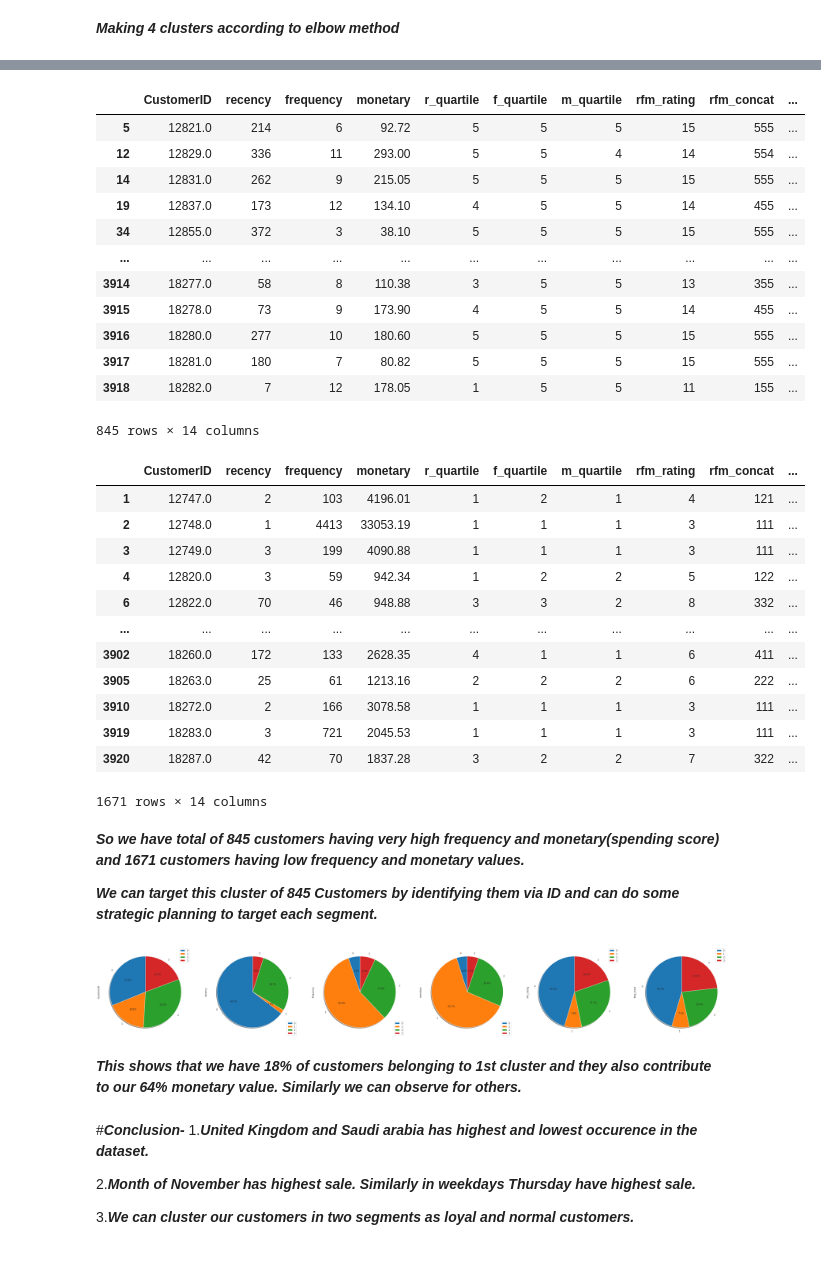
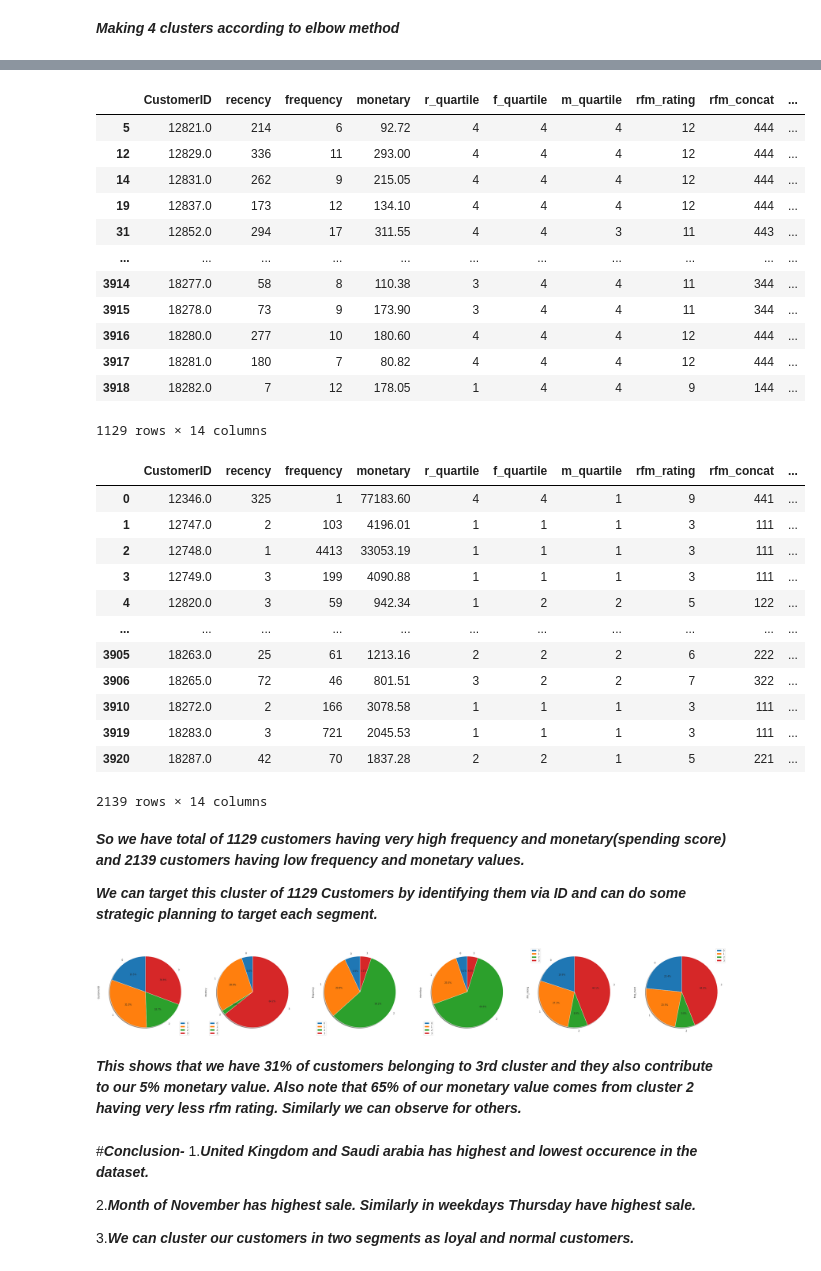
Before and after one commit to asim5800/Online-Retail-Customer-Segmentation-, a Jupyter notebook: Online_Retail_Customer_Segmentation_Asim_siddiqui.ipynb, the cells around one changed output, grey strips where cells are left out. Cells and saved outputs as stored; diff of their text form; code cells hidden in the pictures.

```diff
--- a/Online_Retail_Customer_Segmentation_Asim_siddiqui.ipynb
+++ b/Online_Retail_Customer_Segmentation_Asim_siddiqui.ipynb
@@ -716,9 +714,9 @@ sns.relplot(x="frequency", y="monetary", kind="scatter", data=rfm,s=10,height=6,
 ***This shows that we have most of our monetary values comes from frequnecy<800***
 # %%
 #defining and adding  quartiles for rfm score
-rfm['r_quartile'] = pd.qcut(rfm['recency'], 5, ['1','2','3','4','5'])
-rfm['f_quartile'] = pd.qcut(rfm['frequency'], 5, ['5','4','3','2','1'])
-rfm['m_quartile'] = pd.qcut(rfm['monetary'], 5, ['5','4','3','2','1'])
+rfm['r_quartile'] = pd.qcut(rfm['recency'], 4, ['1','2','3','4'])
+rfm['f_quartile'] = pd.qcut(rfm['frequency'], 4, ['4','3','2','1'])
+rfm['m_quartile'] = pd.qcut(rfm['monetary'], 4, ['4','3','2','1'])
 # %%
 #checking observations from updated dataset
 rfm.head()
@@ -1091,52 +1089,52 @@ sns.scatterplot(x='freq_mont', y='CustomerID', hue='Cluster',palette='hsv',data=
 # %%
 #checking how many such cutomers are there for good frequency and monetary score rating
-c1=rfm.loc[rfm['freq_mont'] > 8]
+c1=rfm.loc[rfm['freq_mont'] > 6]
 c1
 # %% [output]
 |  | CustomerID | recency | frequency | monetary | r_quartile | f_quartile | m_quartile | rfm_rating | rfm_concat | ... |
-| 5 | 12821.0 | 214 | 6 | 92.72 | 5 | 5 | 5 | 15 | 555 | ... |
-| 12 | 12829.0 | 336 | 11 | 293.00 | 5 | 5 | 4 | 14 | 554 | ... |
-| 14 | 12831.0 | 262 | 9 | 215.05 | 5 | 5 | 5 | 15 | 555 | ... |
-| 19 | 12837.0 | 173 | 12 | 134.10 | 4 | 5 | 5 | 14 | 455 | ... |
-| 34 | 12855.0 | 372 | 3 | 38.10 | 5 | 5 | 5 | 15 | 555 | ... |
+| 5 | 12821.0 | 214 | 6 | 92.72 | 4 | 4 | 4 | 12 | 444 | ... |
+| 12 | 12829.0 | 336 | 11 | 293.00 | 4 | 4 | 4 | 12 | 444 | ... |
+| 14 | 12831.0 | 262 | 9 | 215.05 | 4 | 4 | 4 | 12 | 444 | ... |
+| 19 | 12837.0 | 173 | 12 | 134.10 | 4 | 4 | 4 | 12 | 444 | ... |
+| 31 | 12852.0 | 294 | 17 | 311.55 | 4 | 4 | 3 | 11 | 443 | ... |
 | ... | ... | ... | ... | ... | ... | ... | ... | ... | ... | ... |
-| 3914 | 18277.0 | 58 | 8 | 110.38 | 3 | 5 | 5 | 13 | 355 | ... |
-| 3915 | 18278.0 | 73 | 9 | 173.90 | 4 | 5 | 5 | 14 | 455 | ... |
-| 3916 | 18280.0 | 277 | 10 | 180.60 | 5 | 5 | 5 | 15 | 555 | ... |
-| 3917 | 18281.0 | 180 | 7 | 80.82 | 5 | 5 | 5 | 15 | 555 | ... |
-| 3918 | 18282.0 | 7 | 12 | 178.05 | 1 | 5 | 5 | 11 | 155 | ... |
+| 3914 | 18277.0 | 58 | 8 | 110.38 | 3 | 4 | 4 | 11 | 344 | ... |
+| 3915 | 18278.0 | 73 | 9 | 173.90 | 3 | 4 | 4 | 11 | 344 | ... |
+| 3916 | 18280.0 | 277 | 10 | 180.60 | 4 | 4 | 4 | 12 | 444 | ... |
+| 3917 | 18281.0 | 180 | 7 | 80.82 | 4 | 4 | 4 | 12 | 444 | ... |
+| 3918 | 18282.0 | 7 | 12 | 178.05 | 1 | 4 | 4 | 9 | 144 | ... |
-845 rows × 14 columns
+1129 rows × 14 columns
 # %%
 #checking those customers having low frequency and monetary rating
-c2=rfm.loc[rfm['freq_mont'] < 6]
+c2=rfm.loc[rfm['freq_mont'] < 4]
 c2
 # %% [output]
 |  | CustomerID | recency | frequency | monetary | r_quartile | f_quartile | m_quartile | rfm_rating | rfm_concat | ... |
-| 1 | 12747.0 | 2 | 103 | 4196.01 | 1 | 2 | 1 | 4 | 121 | ... |
+| 0 | 12346.0 | 325 | 1 | 77183.60 | 4 | 4 | 1 | 9 | 441 | ... |
+| 1 | 12747.0 | 2 | 103 | 4196.01 | 1 | 1 | 1 | 3 | 111 | ... |
 | 2 | 12748.0 | 1 | 4413 | 33053.19 | 1 | 1 | 1 | 3 | 111 | ... |
 | 3 | 12749.0 | 3 | 199 | 4090.88 | 1 | 1 | 1 | 3 | 111 | ... |
 | 4 | 12820.0 | 3 | 59 | 942.34 | 1 | 2 | 2 | 5 | 122 | ... |
-| 6 | 12822.0 | 70 | 46 | 948.88 | 3 | 3 | 2 | 8 | 332 | ... |
 | ... | ... | ... | ... | ... | ... | ... | ... | ... | ... | ... |
-| 3902 | 18260.0 | 172 | 133 | 2628.35 | 4 | 1 | 1 | 6 | 411 | ... |
 | 3905 | 18263.0 | 25 | 61 | 1213.16 | 2 | 2 | 2 | 6 | 222 | ... |
+| 3906 | 18265.0 | 72 | 46 | 801.51 | 3 | 2 | 2 | 7 | 322 | ... |
 | 3910 | 18272.0 | 2 | 166 | 3078.58 | 1 | 1 | 1 | 3 | 111 | ... |
 | 3919 | 18283.0 | 3 | 721 | 2045.53 | 1 | 1 | 1 | 3 | 111 | ... |
-| 3920 | 18287.0 | 42 | 70 | 1837.28 | 3 | 2 | 2 | 7 | 322 | ... |
+| 3920 | 18287.0 | 42 | 70 | 1837.28 | 2 | 2 | 1 | 5 | 221 | ... |
-1671 rows × 14 columns
+2139 rows × 14 columns
 # %% [markdown]
-***So we have total of 845 customers having very high frequency and monetary(spending score) and 1671 customers having low frequency and monetary values.***
+***So we have total of 1129 customers having very high frequency and monetary(spending score) and 2139 customers having low frequency and monetary values.***
 
-***We can target this cluster of 845 Customers by identifying them via ID and can do some strategic planning to target each segment.***
+***We can target this cluster of 1129 Customers by identifying them via ID and can do some strategic planning to target each segment.***
 # %%
 #visualising all clsuters with pie chart
 pie_df = rfm[['CustomerID', 'recency','frequency', 'monetary','rfm_rating', 'freq_mont','Cluster']]
 
 pie_df.groupby(['Cluster']).sum().plot(kind='pie', subplots=True, shadow = True,startangle=90,figsize=(50,10), autopct='%1.1f%%');
 # %% [output]
-[figure, old version]
+[figure, new version]
 # %% [markdown]
-***This shows that we have 18% of customers belonging to 1st cluster and they also contribute to our 64% monetary value. Similarly we can observe for others.***
+***This shows that we have 31% of customers belonging to 3rd cluster and they also contribute to our 5% monetary value. Also note that 65% of our monetary value comes from cluster 2 having very less rfm rating. Similarly we can observe for others.***
 # %% [markdown]
 #***Conclusion-***
 1.***United Kingdom and Saudi arabia has highest and lowest occurence in the dataset.***
```
Also changed, not shown: parts of 19 cells of this notebook.
